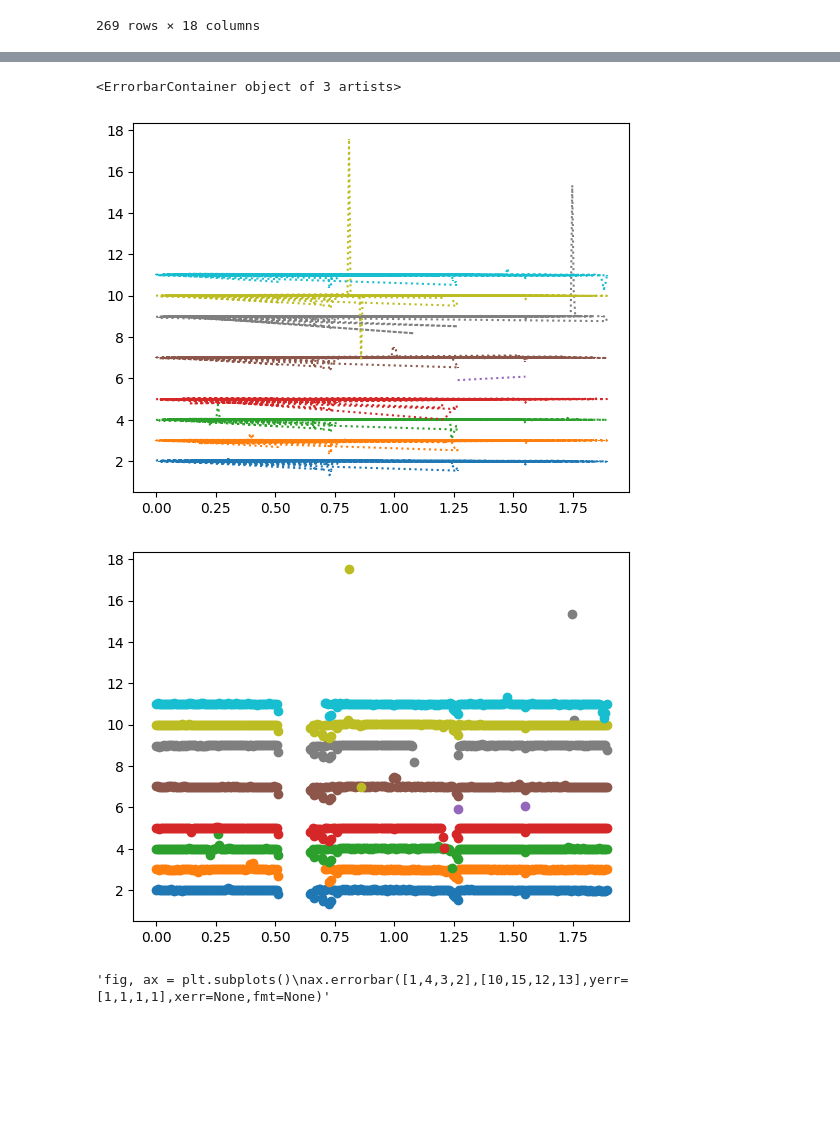
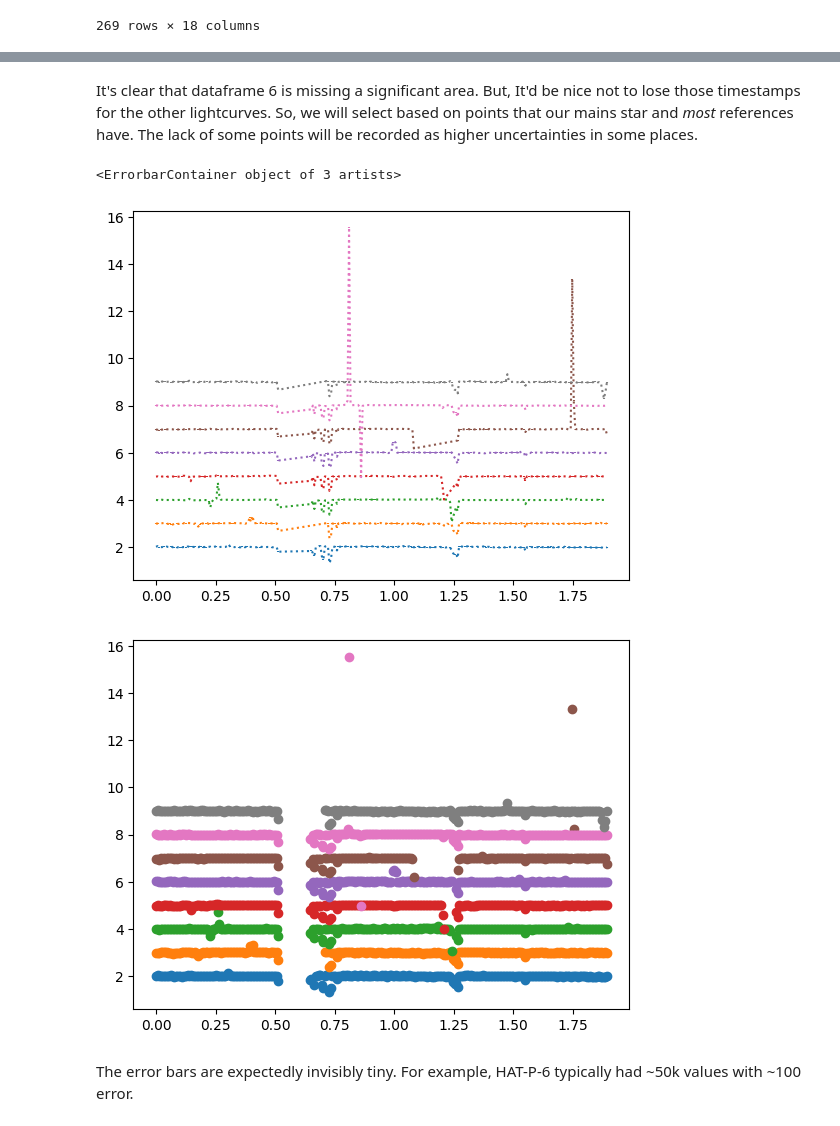
Before and after one commit to ronn20/Lab-2, a Jupyter notebook: lab2_group2_upto_4.5.ipynb, the cells around one changed output, grey strips where cells are left out. Saved outputs shown, nothing was run; the diff lists cells and outputs as text; code cells hidden in the pictures; blank space fills up the shorter version.

```diff
--- a/lab2_group2_upto_4.5.ipynb
+++ b/lab2_group2_upto_4.5.ipynb
@@ -501,15 +517,13 @@ ref_df_9.to_csv('ref_df_9.csv')
 ref_df_10.to_csv('ref_df_10.csv')
 hat_p_6_lightcurve_df.to_csv('hat_p_6_lightcurve_df.csv') #done
 # %%
-#CSVs => dfs, directly from the local directory
-ref_df_1 = pd.read_csv(r"C:\Users\ronan\lightcurve_dfs\ref_df_1.csv")
-ref_df_2 = pd.read_csv(r"C:\Users\ronan\lightcurve_dfs\ref_df_2.csv")
-ref_df_3 = pd.read_csv(r"C:\Users\ronan\lightcurve_dfs\ref_df_3.csv")
-ref_df_4 = pd.read_csv(r"C:\Users\ronan\lightcurve_dfs\ref_df_4.csv")
-ref_df_5 = pd.read_csv(r"C:\Users\ronan\lightcurve_dfs\ref_df_5.csv")
-ref_df_6 = pd.read_csv(r"C:\Users\ronan\lightcurve_dfs\ref_df_6.csv")
-ref_df_7 = pd.read_csv(r"C:\Users\ronan\lightcurve_dfs\ref_df_7.csv")
-ref_df_8 = pd.read_csv(r"C:\Users\ronan\lightcurve_dfs\ref_df_8.csv")
-ref_df_9 = pd.read_csv(r"C:\Users\ronan\lightcurve_dfs\ref_df_9.csv")
-ref_df_10 = pd.read_csv(r"C:\Users\ronan\lightcurve_dfs\ref_df_10.csv")
-hat_p_6_lightcurve_df = pd.read_csv(r"C:\Users\ronan\lightcurve_dfs\hat_p_6_lightcurve_df.csv")
+#CSVs => dfs, directly from the local directory. And sort them by time.
+ref_df_1 = pd.read_csv(r"ref_df_1.csv").sort_values("time")
+ref_df_2 = pd.read_csv(r"ref_df_2.csv").sort_values("time")
+ref_df_3 = pd.read_csv(r"ref_df_3.csv").sort_values("time")
+ref_df_4 = pd.read_csv(r"ref_df_4.csv").sort_values("time")
+ref_df_5 = pd.read_csv(r"ref_df_6.csv").sort_values("time")
+ref_df_6 = pd.read_csv(r"ref_df_8.csv").sort_values("time")
+ref_df_7 = pd.read_csv(r"ref_df_9.csv").sort_values("time")
+ref_df_8 = pd.read_csv(r"ref_df_10.csv").sort_values("time")
+hat_p_6_lightcurve_df = pd.read_csv(r"hat_p_6_lightcurve_df.csv").sort_values("time")
@@ -536,48 +574,41 @@ So, references 5 (a star a bit left of the big one) and 7 (the big one) didn't w
+# %% [markdown]
+It's clear that dataframe 6 is missing a significant area. But, It'd be nice not to lose those timestamps for the other lightcurves. So, we will select based on points that our mains star and *most* references have. The lack of some points will be recorded as higher uncertainties in some places.
 # %%
 fig, ax = plt.subplots()
 ax.errorbar(ref_df_1['time'], 1+ref_df_1['aperture_flux']/np.median(ref_df_1['aperture_flux']),ls='dotted', yerr=ref_df_1['aperture_flux_error']/np.median(ref_df_1['aperture_flux']))
 ax.errorbar(ref_df_2['time'], 2+ref_df_2['aperture_flux']/np.median(ref_df_2['aperture_flux']),ls='dotted', yerr=ref_df_2['aperture_flux_error']/np.median(ref_df_2['aperture_flux']))
 ax.errorbar(ref_df_3['time'], 3+ref_df_3['aperture_flux']/np.median(ref_df_3['aperture_flux']),ls='dotted', yerr=ref_df_3['aperture_flux_error']/np.median(ref_df_3['aperture_flux']))
 ax.errorbar(ref_df_4['time'], 4+ref_df_4['aperture_flux']/np.median(ref_df_4['aperture_flux']),ls='dotted', yerr=ref_df_4['aperture_flux_error']/np.median(ref_df_4['aperture_flux']))
 ax.errorbar(ref_df_5['time'], 5+ref_df_5['aperture_flux']/np.median(ref_df_5['aperture_flux']),ls='dotted', yerr=ref_df_5['aperture_flux_error']/np.median(ref_df_5['aperture_flux']))
 ax.errorbar(ref_df_6['time'], 6+ref_df_6['aperture_flux']/np.median(ref_df_6['aperture_flux']),ls='dotted', yerr=ref_df_6['aperture_flux_error']/np.median(ref_df_6['aperture_flux']))
 ax.errorbar(ref_df_7['time'], 7+ref_df_7['aperture_flux']/np.median(ref_df_7['aperture_flux']),ls='dotted', yerr=ref_df_7['aperture_flux_error']/np.median(ref_df_7['aperture_flux']))
 ax.errorbar(ref_df_8['time'], 8+ref_df_8['aperture_flux']/np.median(ref_df_8['aperture_flux']),ls='dotted', yerr=ref_df_8['aperture_flux_error']/np.median(ref_df_8['aperture_flux']))
-ax.errorbar(ref_df_9['time'], 9+ref_df_9['aperture_flux']/np.median(ref_df_9['aperture_flux']),ls='dotted', yerr=ref_df_9['aperture_flux_error']/np.median(ref_df_9['aperture_flux']))
-ax.errorbar(ref_df_10['time'], 10+ref_df_10['aperture_flux']/np.median(ref_df_10['aperture_flux']),ls='dotted', yerr=ref_df_10['aperture_flux_error']/np.median(ref_df_10['aperture_flux']))
 
 fig, ax = plt.subplots()
 
 # Plot each reference star with better differentiation in line style and color
 ax.errorbar(ref_df_1['time'], 1 + ref_df_1['aperture_flux']/np.median(ref_df_1['aperture_flux']),
             fmt='o', yerr=ref_df_1['aperture_flux_error']/np.median(ref_df_1['aperture_flux']), label="Ref Star 1")
 ax.errorbar(ref_df_2['time'], 2 + ref_df_2['aperture_flux']/np.median(ref_df_2['aperture_flux']),
             fmt='o', yerr=ref_df_2['aperture_flux_error']/np.median(ref_df_2['aperture_flux']), label="Ref Star 2")
 ax.errorbar(ref_df_3['time'], 3 + ref_df_3['aperture_flux']/np.median(ref_df_3['aperture_flux']),
             fmt='o', yerr=ref_df_3['aperture_flux_error']/np.median(ref_df_3['aperture_flux']), label="Ref Star 3")
 ax.errorbar(ref_df_4['time'], 4 + ref_df_4['aperture_flux']/np.median(ref_df_4['aperture_flux']),
             fmt='o', yerr=ref_df_4['aperture_flux_error']/np.median(ref_df_4['aperture_flux']), label="Ref Star 4")
 ax.errorbar(ref_df_5['time'], 5 + ref_df_5['aperture_flux']/np.median(ref_df_5['aperture_flux']),
             fmt='o', yerr=ref_df_5['aperture_flux_error']/np.median(ref_df_5['aperture_flux']), label="Ref Star 5")
 ax.errorbar(ref_df_6['time'], 6 + ref_df_6['aperture_flux']/np.median(ref_df_6['aperture_flux']),
             fmt='o', yerr=ref_df_6['aperture_flux_error']/np.median(ref_df_6['aperture_flux']), label="Ref Star 6")
 ax.errorbar(ref_df_7['time'], 7 + ref_df_7['aperture_flux']/np.median(ref_df_7['aperture_flux']),
             fmt='o', yerr=ref_df_7['aperture_flux_error']/np.median(ref_df_7['aperture_flux']), label="Ref Star 7")
 ax.errorbar(ref_df_8['time'], 8 + ref_df_8['aperture_flux']/np.median(ref_df_8['aperture_flux']),
             fmt='o', yerr=ref_df_8['aperture_flux_error']/np.median(ref_df_8['aperture_flux']), label="Ref Star 8")
-ax.errorbar(ref_df_9['time'], 9 + ref_df_9['aperture_flux']/np.median(ref_df_9['aperture_flux']),
-            fmt='o', yerr=ref_df_9['aperture_flux_error']/np.median(ref_df_9['aperture_flux']), label="Ref Star 9")
-ax.errorbar(ref_df_10['time'], 10 + ref_df_10['aperture_flux']/np.median(ref_df_10['aperture_flux']),
-            fmt='o', yerr=ref_df_10['aperture_flux_error']/np.median(ref_df_10['aperture_flux']), label="Ref Star 10")
 # %% [output]
 <ErrorbarContainer object of 3 artists>
-[figure, old version]
+[figure, new version]
-[figure, old version]
+[figure, new version]
-# %%
-"""fig, ax = plt.subplots()
-ax.errorbar([1,4,3,2],[10,15,12,13],yerr=[1,1,1,1],xerr=None,fmt=None)"""
-# %% [output]
-'fig, ax = plt.subplots()\nax.errorbar([1,4,3,2],[10,15,12,13],yerr=[1,1,1,1],xerr=None,fmt=None)'
+# %% [markdown]
+The error bars are expectedly invisibly tiny. For example, HAT-P-6 typically had ~50k values with ~100 error.
 # %%
 # Function to calculate rescaled flux and rescaled flux error
 def calculate_rescaled_flux(df):
```
Also changed, not shown: parts of 15 cells of this notebook.
